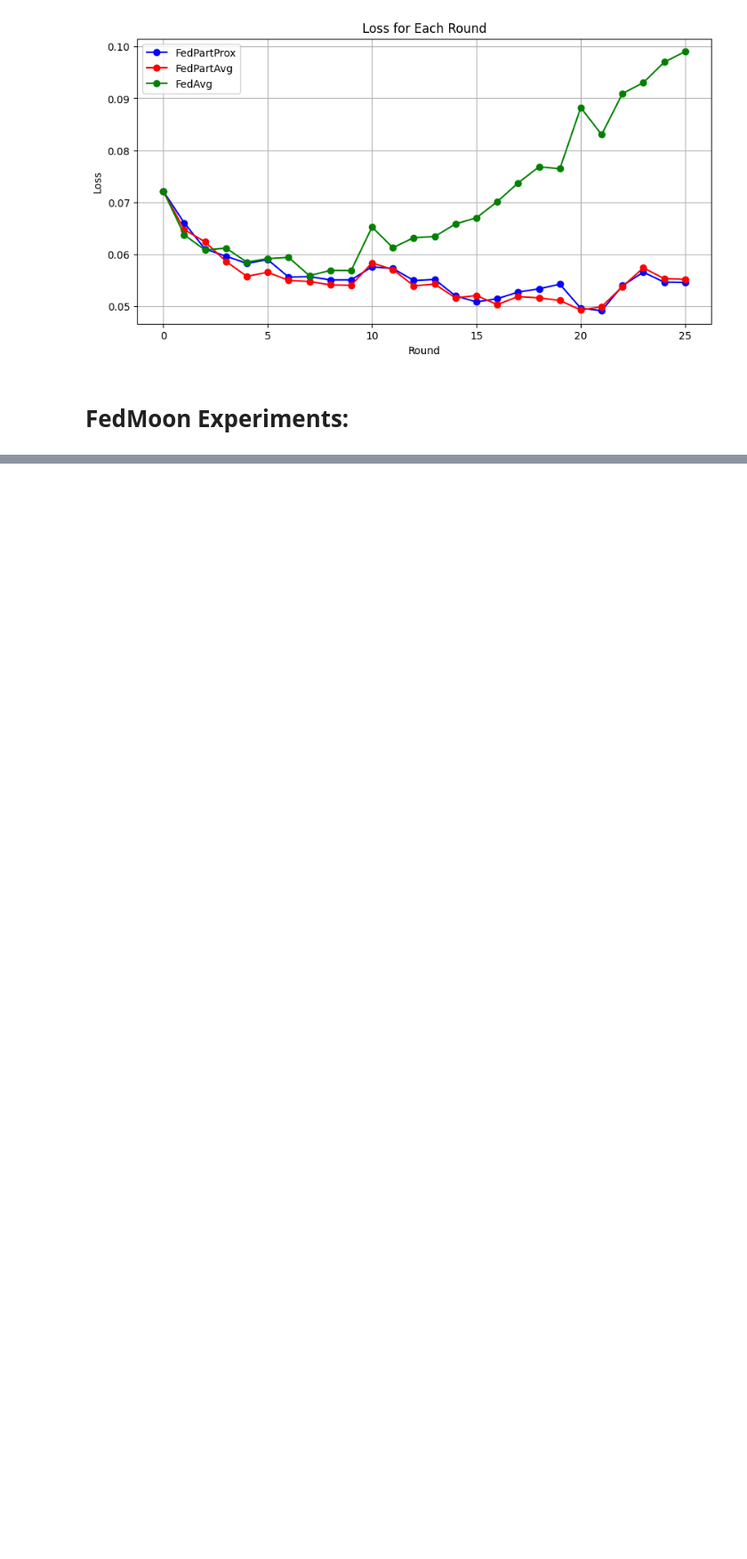
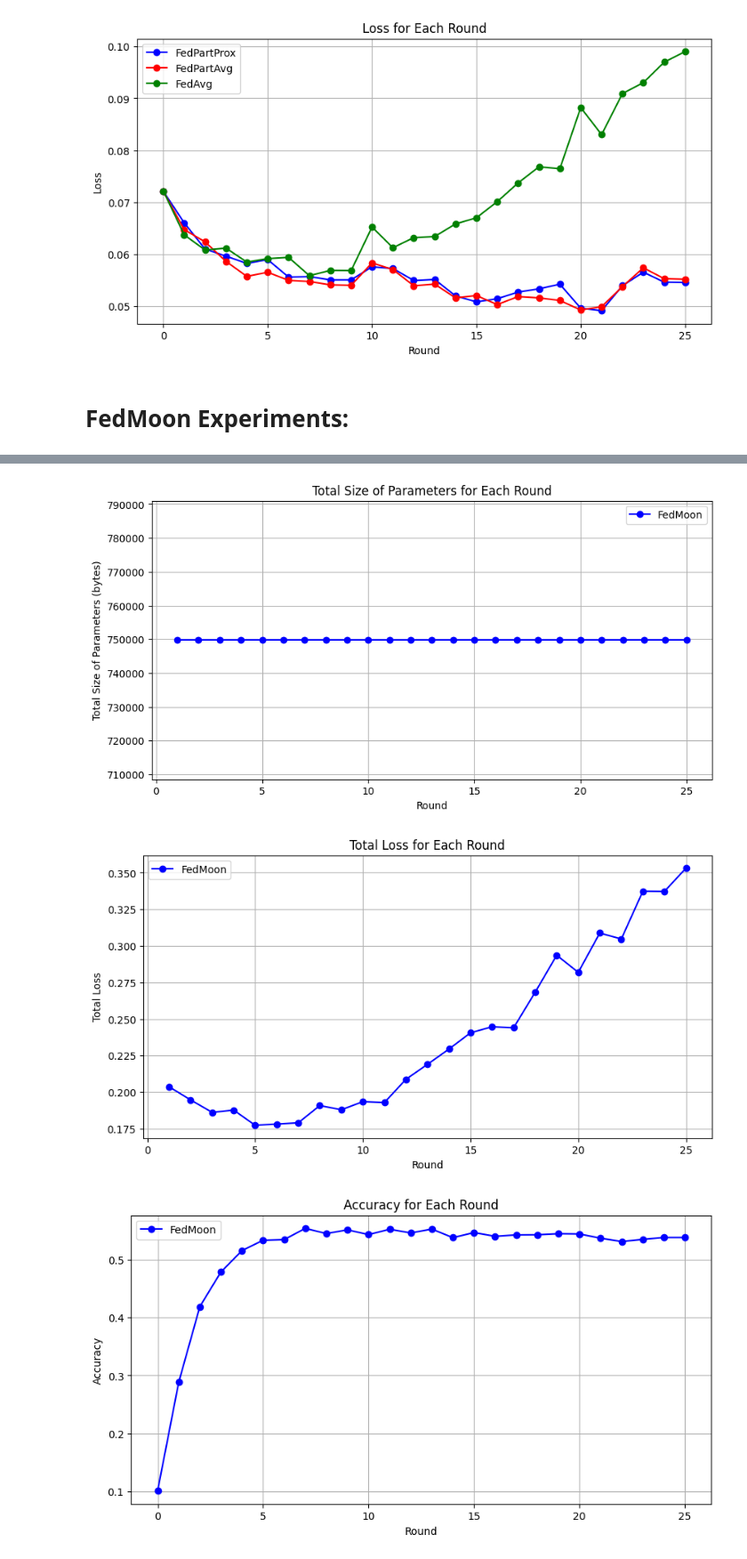
Before and after one commit to ViragSimon/L361_Project, a Jupyter notebook: experiments/data_heterogenity.ipynb, the cells around one changed output, grey strips where cells are left out. Shown at 89% size. Saved outputs shown, nothing was run; the diff lists cells and outputs as text; code cells hidden in the pictures; blank space fills up the shorter version.

```diff
--- a/experiments/data_heterogenity.ipynb
+++ b/experiments/data_heterogenity.ipynb
@@ -1424,0 +1641,49 @@ plt.grid(True)
+# %%
+fed_moon_result = fed_avg_result
+fed_moon_model_results = fed_avg_model_results
+
+fed_moon_rounds = list(fed_moon_result.keys())
+fed_moon_sizes = [fed_moon_result[round]["total_size"] for round in fed_moon_rounds]
+
+plt.figure(figsize=(10, 5))
+plt.plot(fed_moon_rounds, fed_moon_sizes, marker='o', linestyle='-', color='b', label='FedMoon')
+plt.xlabel('Round')
+plt.ylabel('Total Size of Parameters (bytes)')
+plt.title('Total Size of Parameters for Each Round')
+plt.legend()
+plt.grid(True)
+
+fed_moon_losses = [fed_moon_result[round]["total_loss"] for round in fed_moon_rounds]
+
+plt.figure(figsize=(10, 5))
+plt.plot(fed_moon_rounds, fed_moon_losses, marker='o', linestyle='-', color='b', label='FedMoon')
+plt.xlabel('Round')
+plt.ylabel('Total Loss')
+plt.title('Total Loss for Each Round')
+plt.legend()
+plt.grid(True)
+
+fed_moon_model_rounds = list(fed_moon_model_results.keys())
+fed_moon_accuracies = [fed_moon_model_results[round]["global_metrics"]["accuracy"] for round in fed_moon_model_rounds]
+
+plt.figure(figsize=(10, 5))
+plt.plot(fed_moon_model_rounds, fed_moon_accuracies, marker='o', linestyle='-', color='b', label='FedMoon')
+plt.xlabel('Round')
+plt.ylabel('Accuracy')
+plt.title('Accuracy for Each Round')
+plt.legend()
+plt.grid(True)
+
+fed_moon_global_losses = [fed_moon_model_results[round]["global_loss"] for round in fed_moon_model_rounds]
+
+plt.figure(figsize=(10, 5))
+plt.plot(fed_moon_model_rounds, fed_moon_global_losses, marker='o', linestyle='-', color='b', label='FedMoon')
+plt.xlabel('Round')
+plt.ylabel('Loss')
+plt.title('Loss for Each Round')
+plt.legend()
+plt.grid(True)
+# %% [output]
+[figure, added]
+[figure, added]
+[figure, added]
```
Also changed, not shown: parts of 6 cells of this notebook, 2 other files.
